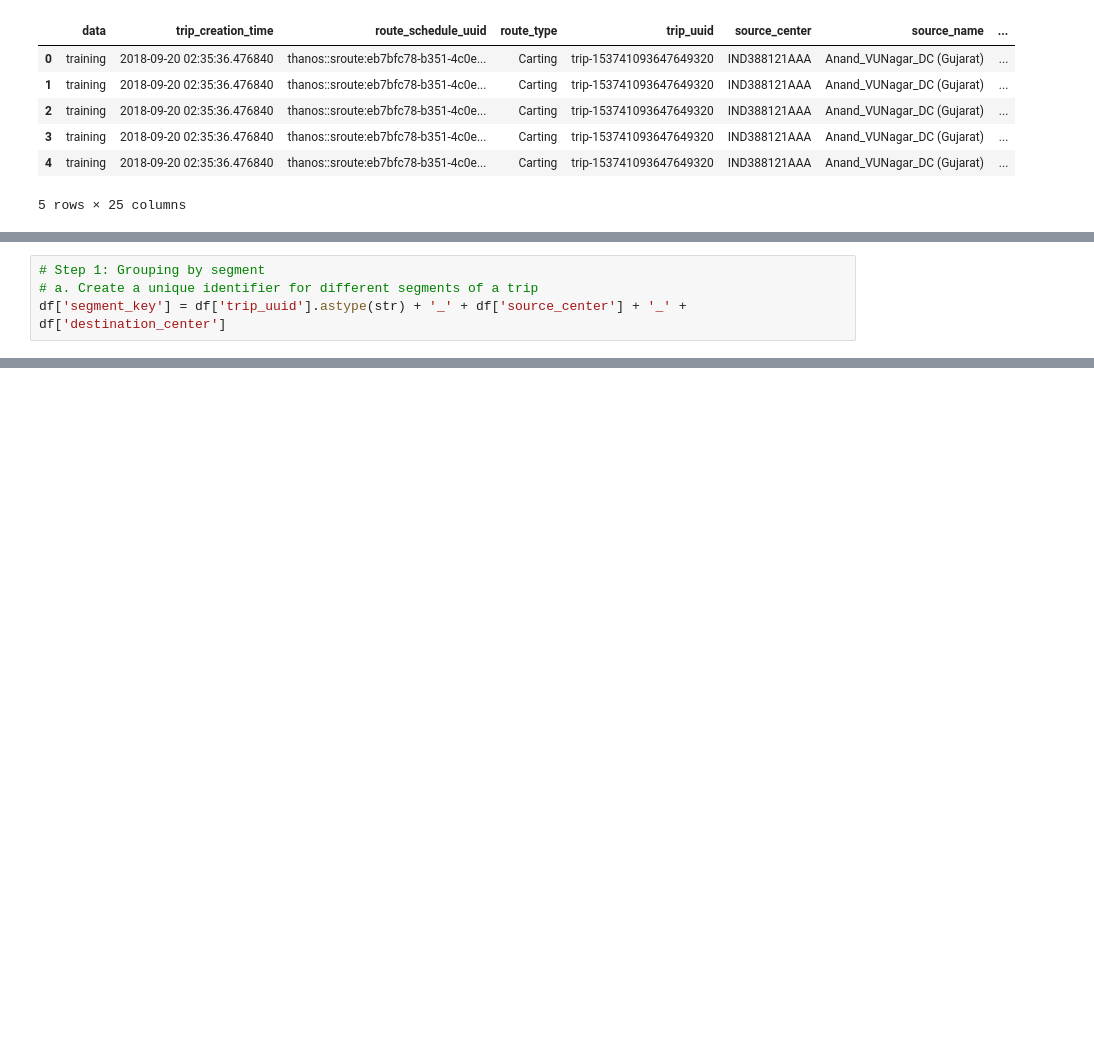
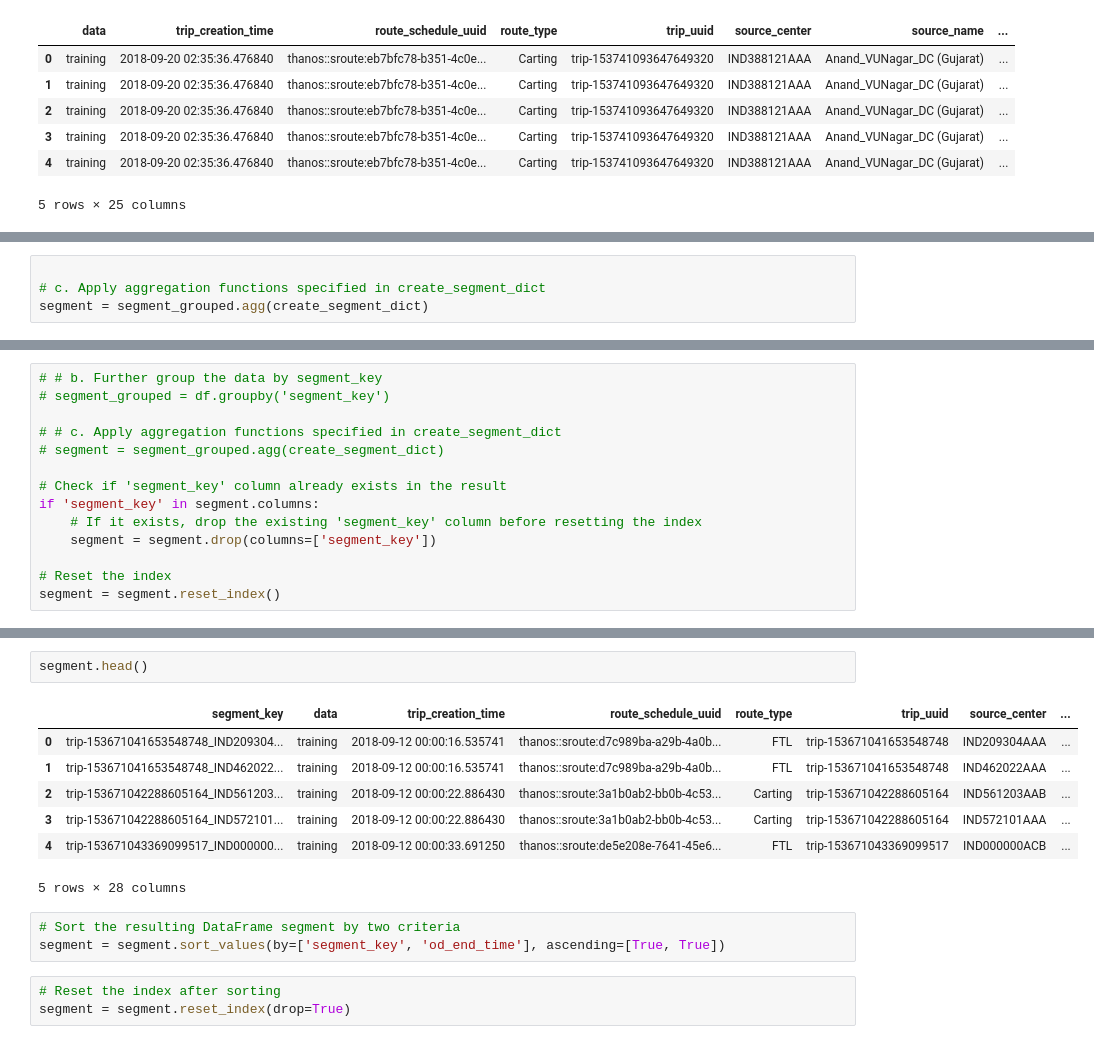
Before and after one commit to babasahebpinjar/featureengineering, a Jupyter notebook: featureEngineering.ipynb, the cells around one changed output, grey strips where cells are left out. Saved outputs shown, nothing was run; the diff lists cells and outputs as text; blank space fills up the shorter version.

```diff
--- a/featureEngineering.ipynb
+++ b/featureEngineering.ipynb
@@ -407,4 +400,0 @@ new_df
-# %%
-# Step 1: Grouping by segment
-# a. Create a unique identifier for different segments of a trip
-df['segment_key'] = df['trip_uuid'].astype(str) + '_' + df['source_center'] + '_' + df['destination_center']
@@ -470,0 +478,4 @@ print(segment)
+# %%
+
+# c. Apply aggregation functions specified in create_segment_dict
+segment = segment_grouped.agg(create_segment_dict)
@@ -471,3 +484,17 @@ print(segment)
+# %%
+# # b. Further group the data by segment_key
+# segment_grouped = df.groupby('segment_key')
+
+# # c. Apply aggregation functions specified in create_segment_dict
+# segment = segment_grouped.agg(create_segment_dict)
+
+# Check if 'segment_key' column already exists in the result
+if 'segment_key' in segment.columns:
+    # If it exists, drop the existing 'segment_key' column before resetting the index
+    segment = segment.drop(columns=['segment_key'])
+
+# Reset the index
+segment = segment.reset_index()
 # %%
 segment.columns
 # %% [output]
@@ -478 +510,17 @@ Index(['segment_key', 'actual_distance_to_destination', 'actual_time',
       dtype='object')
+# %%
+segment.head()
+# %% [output]
+|  | segment_key | data | trip_creation_time | route_schedule_uuid | route_type | trip_uuid | source_center | ... |
+| 0 | trip-153671041653548748_IND209304... | training | 2018-09-12 00:00:16.535741 | thanos::sroute:d7c989ba-a29b-4a0b... | FTL | trip-153671041653548748 | IND209304AAA | ... |
+| 1 | trip-153671041653548748_IND462022... | training | 2018-09-12 00:00:16.535741 | thanos::sroute:d7c989ba-a29b-4a0b... | FTL | trip-153671041653548748 | IND462022AAA | ... |
+| 2 | trip-153671042288605164_IND561203... | training | 2018-09-12 00:00:22.886430 | thanos::sroute:3a1b0ab2-bb0b-4c53... | Carting | trip-153671042288605164 | IND561203AAB | ... |
+| 3 | trip-153671042288605164_IND572101... | training | 2018-09-12 00:00:22.886430 | thanos::sroute:3a1b0ab2-bb0b-4c53... | Carting | trip-153671042288605164 | IND572101AAA | ... |
+| 4 | trip-153671043369099517_IND000000... | training | 2018-09-12 00:00:33.691250 | thanos::sroute:de5e208e-7641-45e6... | FTL | trip-153671043369099517 | IND000000ACB | ... |
+5 rows × 28 columns
+# %%
+# Sort the resulting DataFrame segment by two criteria
+segment = segment.sort_values(by=['segment_key', 'od_end_time'], ascending=[True, True])
+# %%
+# Reset the index after sorting
+segment = segment.reset_index(drop=True)
```
Also changed, not shown: parts of 40 cells of this notebook.
